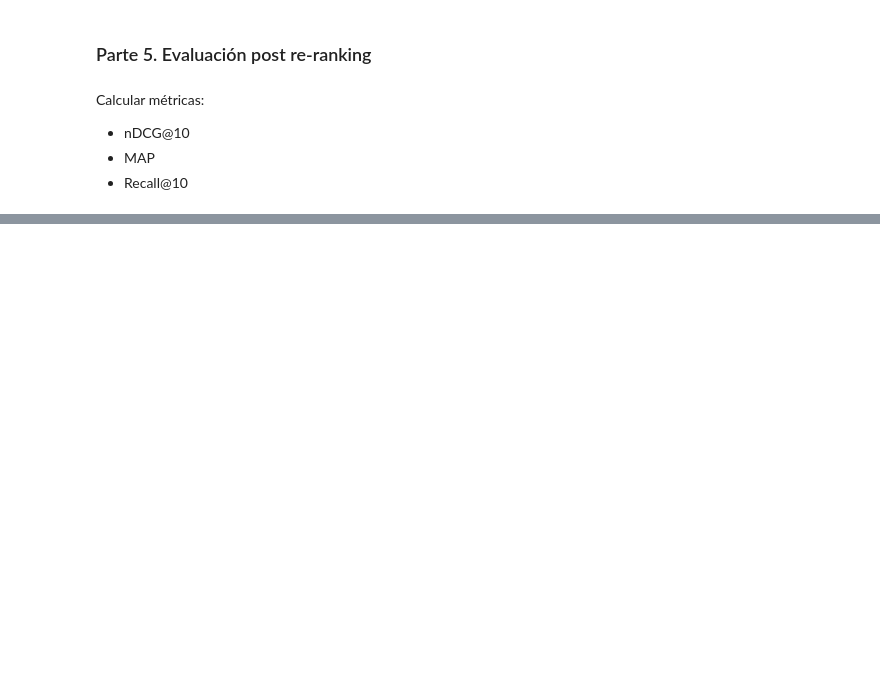
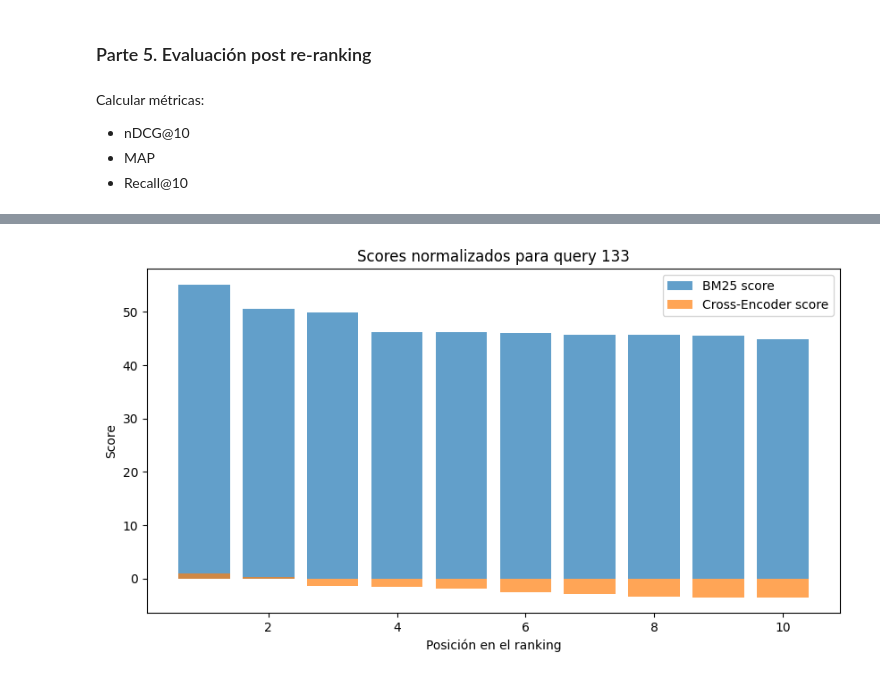
Before and after one commit to freddy1604/RECUPERACIO_DE_LA_INFORMACION, a Jupyter notebook: 09Re_Ranking/09Re_Ranking.ipynb, the cells around one changed output, grey strips where cells are left out. Drawn from its saved outputs; the diff is of its cells as text; code cells hidden in the pictures; blank space fills up the shorter version.

```diff
--- a/09Re_Ranking/09Re_Ranking.ipynb
+++ b/09Re_Ranking/09Re_Ranking.ipynb
@@ -139,3 +489,70 @@ Calcular métricas:
 * nDCG@10
 * MAP
 * Recall@10
+# %%
+import pandas as pd
+import matplotlib.pyplot as plt
+
+# 1. Tabla comparativa de métricas
+metrics_df = pd.DataFrame({
+    'Modelo': ['BM25 (baseline)', 'Cross-Encoder', 'LTR'],
+    'Recall@10': [np.mean(recalls), np.mean(recalls_ce), np.mean(recalls_ltr)],
+    'nDCG@10': [np.mean(ndcgs), np.mean(ndcgs_ce), np.mean(ndcgs_ltr)],
+    'MAP@10': [np.mean(maps), np.mean(maps_ce), np.mean(maps_ltr)]
+})
+print("\n=== Comparación de métricas ===\n")
+print(metrics_df.to_string(index=False))
+
+# 2. Análisis de cambios en el ranking para una query de ejemplo
+def analyze_ranking_changes(query_id, baseline_results, reranked_results):
+    """
+    Muestra cómo cambia el orden de los documentos en el top-10.
+    """
+    # baseline_results: lista de (doc_id, score) ordenada
+    # reranked_results: lista de (doc_id, score) ordenada
+    baseline_ids = [doc_id for doc_id, _ in baseline_results[:10]]
+    reranked_ids = [doc_id for doc_id, _ in reranked_results[:10]]
+
+    # Crear DataFrame con posiciones
+    df_rank = pd.DataFrame({
+        'Posición': range(1, 11),
+        'BM25 doc_id': baseline_ids,
+        'Re-ranked doc_id': reranked_ids,
+        'Cambió posición': ['Sí' if baseline_ids[i] != reranked_ids[i] else 'No' for i in range(10)]
+    })
+    print(f"\n=== Cambios en el ranking para query {query_id} ===\n")
+    print(df_rank)
+
+    # Documentos que suben/bajan (comparar conjuntos)
+    # Si un doc está en ambos pero en diferente posición
+    # No es tan sencillo con esta representación, podemos analizar los que aparecen en ambos top-10
+    common = set(baseline_ids) & set(reranked_ids)
+    print(f"\nDocumentos que aparecen en ambos top-10: {len(common)}")
+    print("Documentos que solo estaban en BM25:", set(baseline_ids) - set(reranked_ids))
+    print("Documentos que solo aparecen después de re-ranking:", set(reranked_ids) - set(baseline_ids))
+
+# Elegir una query con varios relevantes (por ejemplo, la 133 que ya vimos)
+qid_example = "133"
+query_example = queries[qid_example]
+
+# Obtener resultados
+baseline_example = retrieve_bm25(query_example, k=100)
+reranked_ce = rerank_with_cross_encoder(query_example, baseline_example, top_k=10)
+# Para LTR también
+reranked_ltr = rerank_with_ltr(query_example, baseline_example, top_k=10)
+
+# Mostrar análisis
+analyze_ranking_changes(qid_example, baseline_example, reranked_ce)
+analyze_ranking_changes(qid_example, baseline_example, reranked_ltr)
+
+# 3. Visualización opcional: comparar scores normalizados
+# (no es necesario, pero puede ser ilustrativo)
+plt.figure(figsize=(10, 5))
+plt.bar(range(1, 11), [s for _, s in baseline_example[:10]], alpha=0.7, label='BM25 score')
+plt.bar(range(1, 11), [s for _, s in reranked_ce[:10]], alpha=0.7, label='Cross-Encoder score')
+plt.title(f'Scores normalizados para query {qid_example}')
+plt.xlabel('Posición en el ranking')
+plt.ylabel('Score')
+plt.legend()
+plt.show()
+# %% [output]
@@ -141,0 +576 @@ Calcular métricas:
+[figure, added]
```
Also changed, not shown: parts of 7 cells of this notebook, 1 other file.
